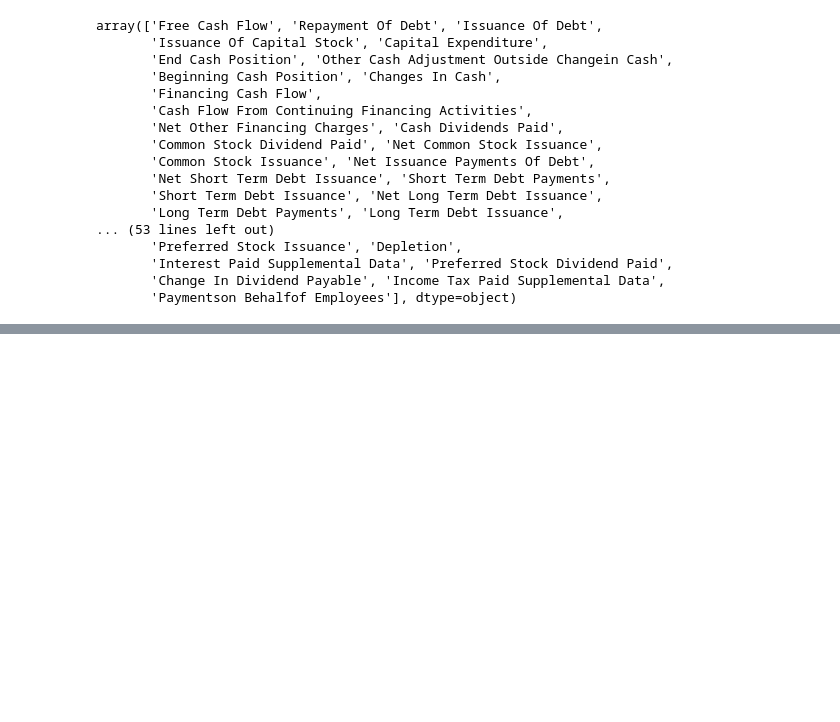
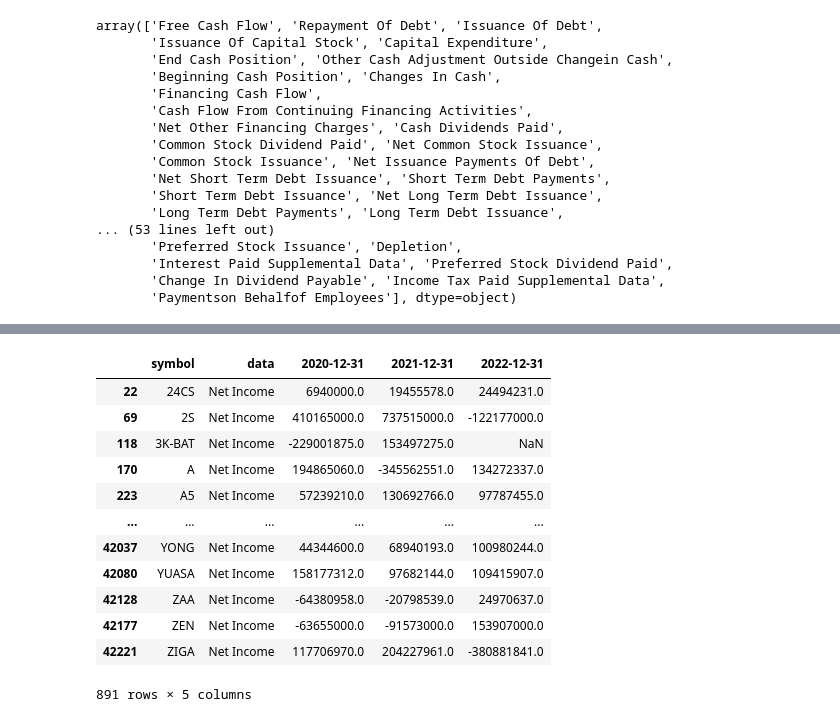
Before and after one commit to suparuek2405/Stock-screening-with-python, a Jupyter notebook: Group_assignment_Tacocat_set_yfinance.ipynb, the cells around one changed output, grey strips where cells are left out. Saved outputs shown, nothing was run; the diff lists cells and outputs as text; code cells hidden in the pictures; blank space fills up the shorter version.

```diff
--- a/Group_assignment_Tacocat_set_yfinance.ipynb
+++ b/Group_assignment_Tacocat_set_yfinance.ipynb
@@ -271,0 +403,16 @@ array(['Free Cash Flow', 'Repayment Of Debt', 'Issuance Of Debt',
+# %%
+net_income
+# %% [output]
+|  | symbol | data | 2020-12-31 | 2021-12-31 | 2022-12-31 |
+| 22 | 24CS | Net Income | 6940000.0 | 19455578.0 | 24494231.0 |
+| 69 | 2S | Net Income | 410165000.0 | 737515000.0 | -122177000.0 |
+| 118 | 3K-BAT | Net Income | -229001875.0 | 153497275.0 | NaN |
+| 170 | A | Net Income | 194865060.0 | -345562551.0 | 134272337.0 |
+| 223 | A5 | Net Income | 57239210.0 | 130692766.0 | 97787455.0 |
+| ... | ... | ... | ... | ... | ... |
+| 42037 | YONG | Net Income | 44344600.0 | 68940193.0 | 100980244.0 |
+| 42080 | YUASA | Net Income | 158177312.0 | 97682144.0 | 109415907.0 |
+| 42128 | ZAA | Net Income | -64380958.0 | -20798539.0 | 24970637.0 |
+| 42177 | ZEN | Net Income | -63655000.0 | -91573000.0 | 153907000.0 |
+| 42221 | ZIGA | Net Income | 117706970.0 | 204227961.0 | -380881841.0 |
+891 rows × 5 columns
```
Also changed, not shown: parts of 7 cells of this notebook.
